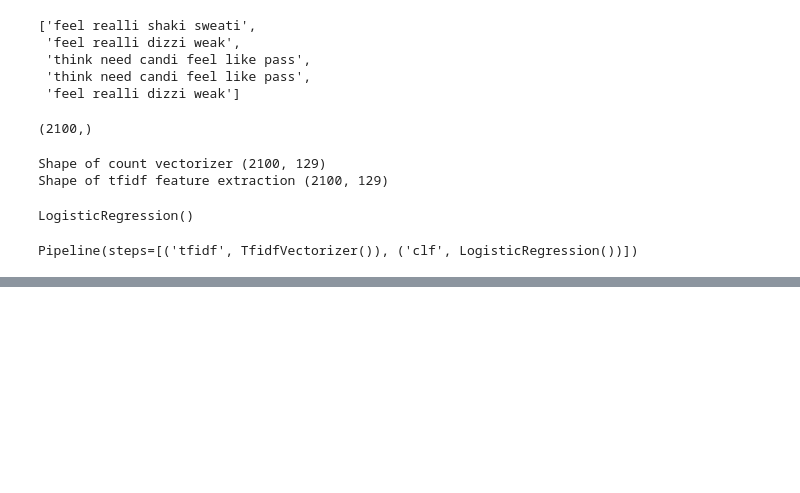
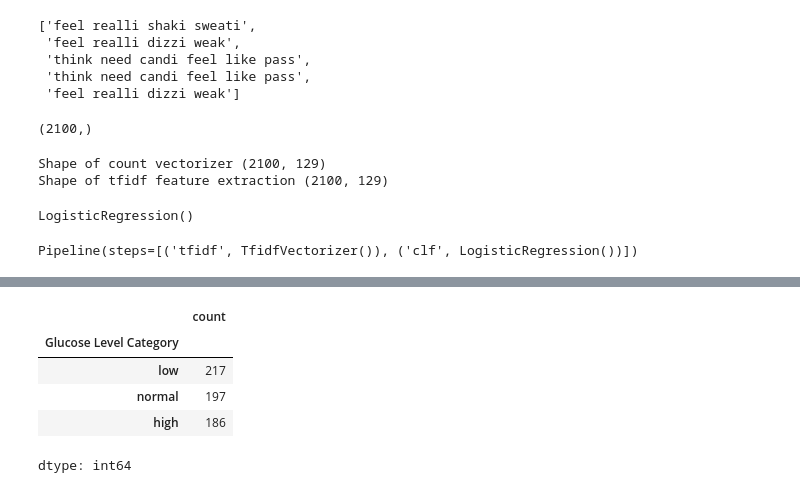
Before and after one commit to Zeaxanthin80/CAI2300C, a Jupyter notebook: Assignments/Assignment 4.ipynb, the cells around one changed output, grey strips where cells are left out. Drawn from its saved outputs; the diff is of its cells as text; code cells hidden in the pictures; blank space fills up the shorter version.

```diff
--- a/Assignments/Assignment 4.ipynb
+++ b/Assignments/Assignment 4.ipynb
@@ -391,0 +569,9 @@ Accuracy Score: 1.0
+# %%
+y_test.value_counts()
+# %% [output]
+|  | count |
+| Glucose Level Category |  |
+| low | 217 |
+| normal | 197 |
+| high | 186 |
+dtype: int64
```
Also changed, not shown: parts of 11 cells of this notebook.
